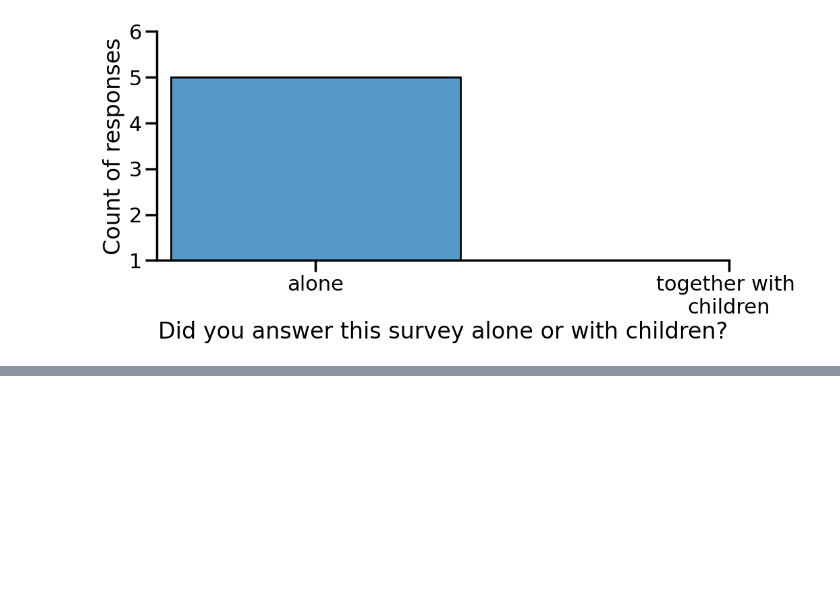
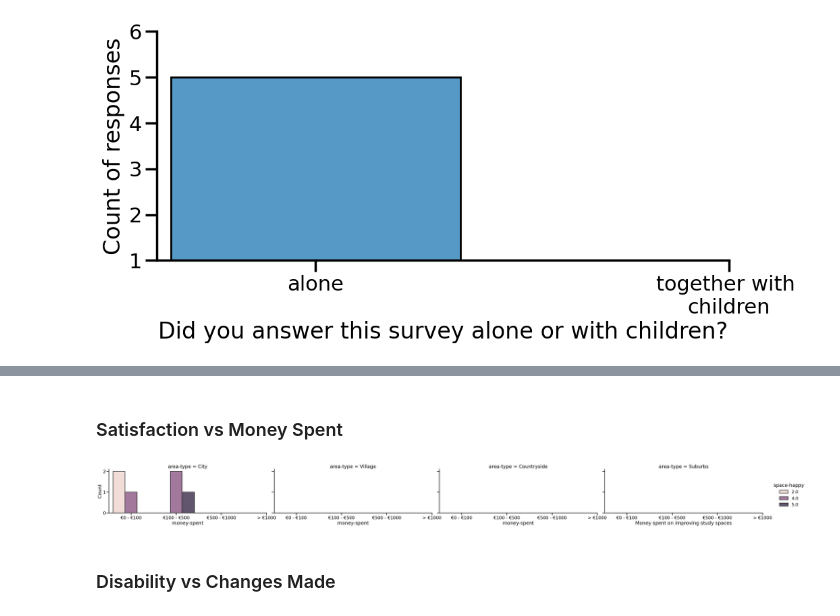
Before and after one commit to shrutirao94/spatial-inequality-nl-analysis, a Jupyter notebook: analysis.ipynb, the cells around one changed output, grey strips where cells are left out. Cells and saved outputs as stored; diff of their text form; code cells hidden in the pictures; blank space fills up the shorter version.

Commit message:
[EDIT] Happiness vs Money Spent

```diff
--- a/analysis.ipynb
+++ b/analysis.ipynb
@@ -396,0 +397,22 @@ plt.savefig('plots/conclusion/next-steps.jpg', dpi=300, bbox_inches='tight')
+# %% [markdown]
+### Satisfaction vs Money Spent
+# %%
+labels = ['€0 - €100','€100 - €500','€500 - €1000','> €1000']
+
+sns.displot(data[['money-spent', 'space-happy', 'area-type']],
+            hue="space-happy",
+            x="money-spent",
+            col="area-type",
+            multiple="dodge",
+            discrete=True,
+            shrink=0.8,
+            aspect=2.4)
+
+plt.xlabel("Money spent on improving study spaces")
+plt.ylabel("Count of responses")
+plt.xticks(np.arange(len(labels)),labels)
+plt.savefig('plots/mixed-analysis/money-spent-happiness.jpg', dpi=300, bbox_inches='tight')
+# %% [output]
+[figure, added]
+# %% [markdown]
+### Disability vs Changes Made
```
Also changed, not shown: parts of 3 cells of this notebook, 4 other files.
